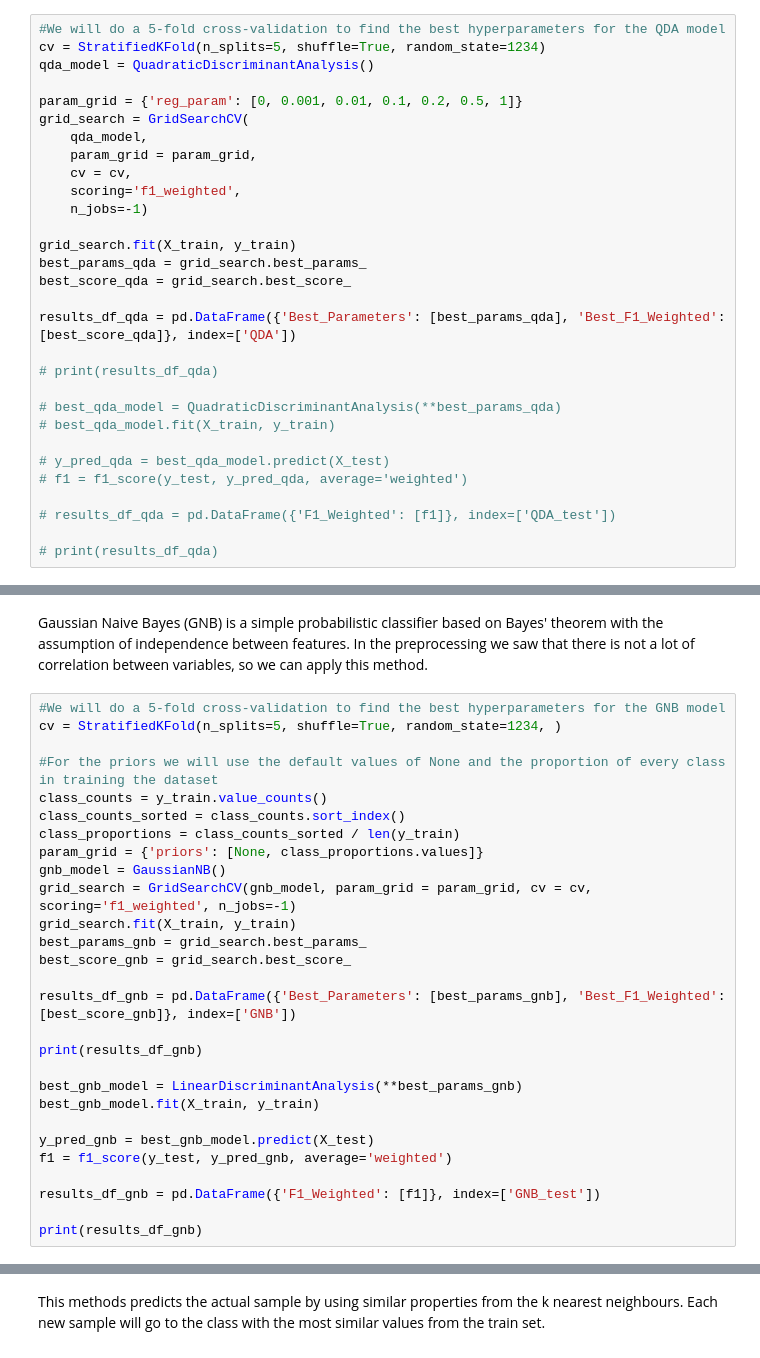
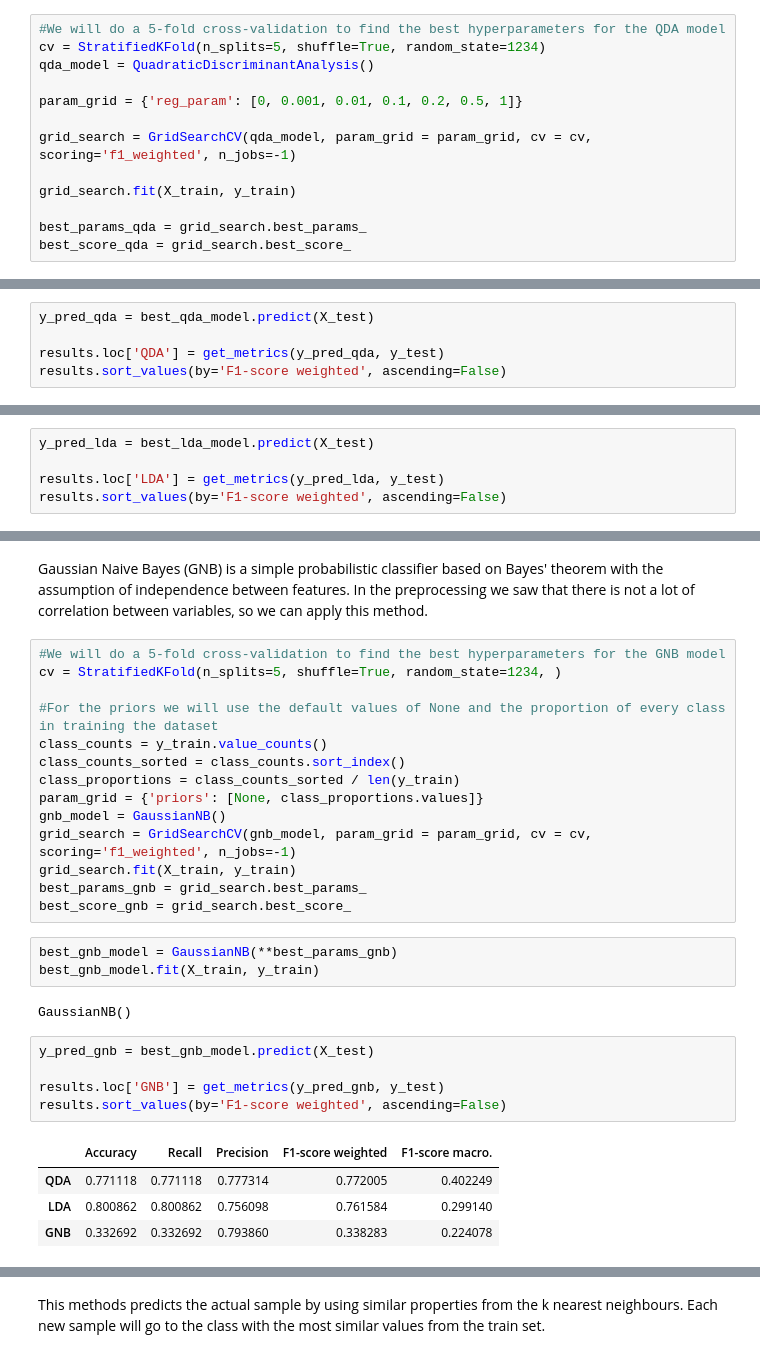
Before and after one commit to pol-resina/US-Accidents, a Jupyter notebook: notebooks/model.ipynb, the cells around one changed output, grey strips where cells are left out. Drawn from its saved outputs; the diff is of its cells as text.

```diff
--- a/notebooks/model.ipynb
+++ b/notebooks/model.ipynb
@@ -323,30 +288,13 @@ cv = StratifiedKFold(n_splits=5, shuffle=True, random_state=1234)
 qda_model = QuadraticDiscriminantAnalysis()
 
 param_grid = {'reg_param': [0, 0.001, 0.01, 0.1, 0.2, 0.5, 1]}
-grid_search = GridSearchCV(
-    qda_model,
-    param_grid = param_grid,
-    cv = cv,
-    scoring='f1_weighted',
-    n_jobs=-1)
+
+grid_search = GridSearchCV(qda_model, param_grid = param_grid, cv = cv, scoring='f1_weighted', n_jobs=-1)
 
 grid_search.fit(X_train, y_train)
+
 best_params_qda = grid_search.best_params_
 best_score_qda = grid_search.best_score_
-
-results_df_qda = pd.DataFrame({'Best_Parameters': [best_params_qda], 'Best_F1_Weighted': [best_score_qda]}, index=['QDA'])
-
-# print(results_df_qda)
-
-# best_qda_model = QuadraticDiscriminantAnalysis(**best_params_qda)
-# best_qda_model.fit(X_train, y_train)
-
-# y_pred_qda = best_qda_model.predict(X_test)
-# f1 = f1_score(y_test, y_pred_qda, average='weighted')
-
-# results_df_qda = pd.DataFrame({'F1_Weighted': [f1]}, index=['QDA_test'])
-
-# print(results_df_qda)
 # %%
 best_qda_model = QuadraticDiscriminantAnalysis(**best_params_qda)
 best_qda_model.fit(X_train, y_train)
@@ -364,0 +303,5 @@ QDA_test     0.772005
+# %%
+y_pred_qda = best_qda_model.predict(X_test)
+
+results.loc['QDA'] = get_metrics(y_pred_qda, y_test)
+results.sort_values(by='F1-score weighted', ascending=False)
@@ -392,0 +330,5 @@ print(results_df_qda)
+# %%
+y_pred_lda = best_lda_model.predict(X_test)
+
+results.loc['LDA'] = get_metrics(y_pred_lda, y_test)
+results.sort_values(by='F1-score weighted', ascending=False)
@@ -408,18 +356,19 @@ grid_search = GridSearchCV(gnb_model, param_grid = param_grid, cv = cv, scoring=
 grid_search.fit(X_train, y_train)
 best_params_gnb = grid_search.best_params_
 best_score_gnb = grid_search.best_score_
-
-results_df_gnb = pd.DataFrame({'Best_Parameters': [best_params_gnb], 'Best_F1_Weighted': [best_score_gnb]}, index=['GNB'])
-
-print(results_df_gnb)
-
-best_gnb_model = LinearDiscriminantAnalysis(**best_params_gnb)
-best_gnb_model.fit(X_train, y_train)
-
-y_pred_gnb = best_gnb_model.predict(X_test)
-f1 = f1_score(y_test, y_pred_gnb, average='weighted')
-
-results_df_gnb = pd.DataFrame({'F1_Weighted': [f1]}, index=['GNB_test'])
-
-print(results_df_gnb)
+# %%
+best_gnb_model = GaussianNB(**best_params_gnb)
+best_gnb_model.fit(X_train, y_train)
+# %% [output]
+GaussianNB()
+# %%
+y_pred_gnb = best_gnb_model.predict(X_test)
+
+results.loc['GNB'] = get_metrics(y_pred_gnb, y_test)
+results.sort_values(by='F1-score weighted', ascending=False)
+# %% [output]
+|  | Accuracy | Recall | Precision | F1-score weighted | F1-score macro. |
+| QDA | 0.771118 | 0.771118 | 0.777314 | 0.772005 | 0.402249 |
+| LDA | 0.800862 | 0.800862 | 0.756098 | 0.761584 | 0.299140 |
+| GNB | 0.332692 | 0.332692 | 0.793860 | 0.338283 | 0.224078 |
 # %% [markdown]
```
Also changed, not shown: parts of 47 cells of this notebook.
